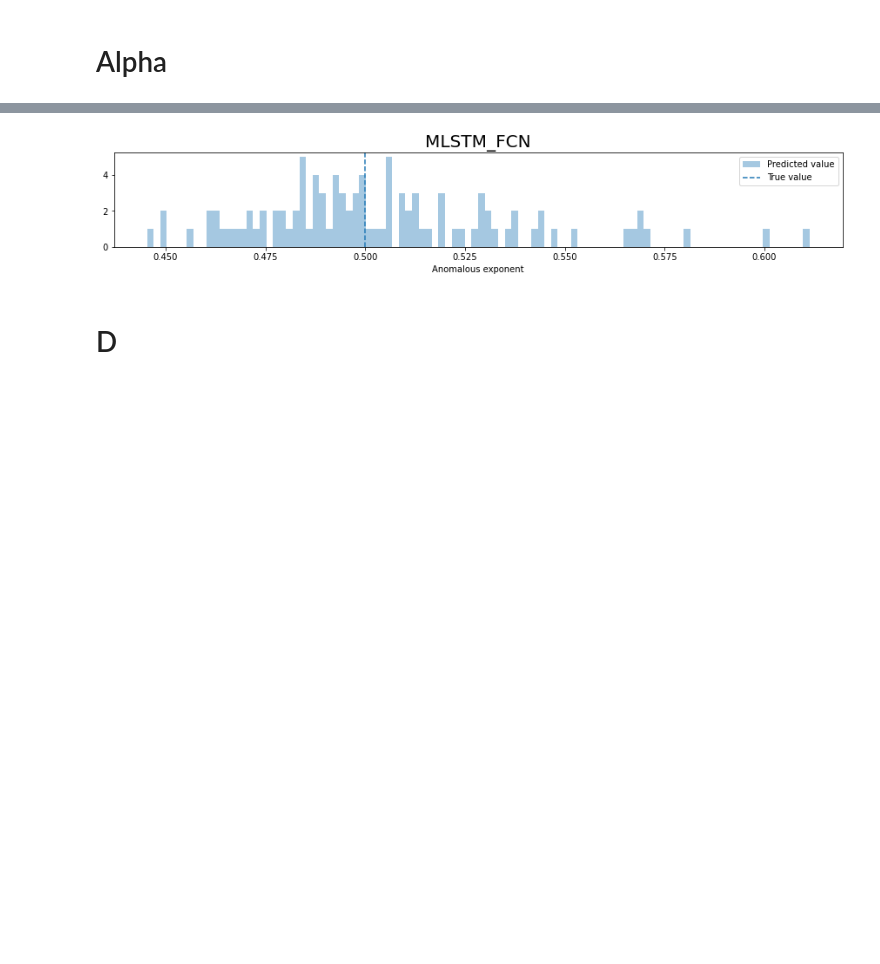
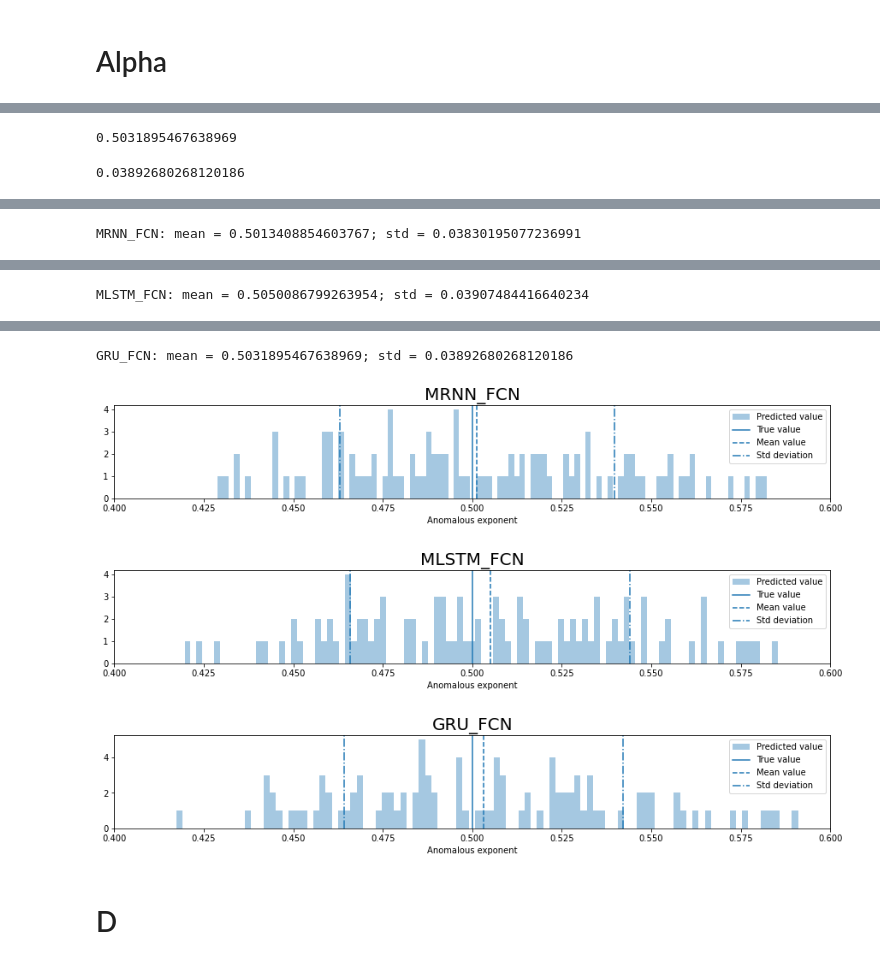
Before and after one commit to dimitryvinichenko/AnDi-2024, a Jupyter notebook: andi.ipynb, the cells around one changed output, grey strips where cells are left out. Saved outputs shown, nothing was run; the diff lists cells and outputs as text; code cells hidden in the pictures; blank space fills up the shorter version.

Commit message:
MRNN_FCN, MLSTM_FCN, GRU_FCN

```diff
--- a/andi.ipynb
+++ b/andi.ipynb
@@ -57,7 +57,9 @@ splits
 #     "TSTPlus"]
 # %%
 archs = [
-    "MLSTM_FCN"]
+    'MRNN_FCN',
+    'MLSTM_FCN',
+    'GRU_FCN']
 # %%
 labels_alpha = labels[:,0]
 labels_test_alpha = labels_test[:,0]
@@ -73,10 +75,10 @@ dls = get_ts_dls(trajs, labels_alpha, splits=splits, tfms=tfms, batch_tfms=batch
 # %%
 for arch in tqdm(archs):
 
-    learn = ts_learner(dls, arch, metrics=rmse, cbs=ShowGraph())
+    learn = ts_learner(dls, arch, metrics=mae, cbs=ShowGraph())
     learn.lr_find()
     print(arch)
-    learn.fit_one_cycle(150, learn.lr)
+    learn.fit_one_cycle(200, learn.lr)
     learn.save_all(path='export', dls_fname='dls', model_fname=arch+'_Alpha', learner_fname=arch+'_Alpha')
 # %% [output]
 [interactive output not drawn]
@@ -104,3 +129,9 @@ MLSTM_FCN
+# %%
+print(np.mean(preds[mask]))
+np.std(preds[mask])
+# %% [output]
+0.5031895467638969
+0.03892680268120186
 # %%
 # fig, axes = plt.subplots(len(archs), 1, figsize=(15, 10))
 
@@ -123,12 +154,21 @@ for arch  in archs:
             alpha=0.4,
             label="Predicted value" if idx == 0 else "",
         )
-        ax.axvline(u, ls="--", c=f"C{idx}", label="True value" if idx == 0 else "")
+        ax.axvline(u, ls="solid", c=f"C{idx}", label="True value" if idx == 0 else "")
+
+        ax.axvline(np.mean(preds[mask]), ls="--", c=f"C{idx}", label="Mean value" if idx == 0 else "")
+        ax.axvline(np.mean(preds[mask]) - np.std(preds[mask]), ls="-.", c=f"C{idx}")
+        ax.axvline(np.mean(preds[mask]) + np.std(preds[mask]), ls="-.", c=f"C{idx}", label="Std deviation" if idx == 0 else "")
+
+        print('{}: mean = {}; std = {}\n'.format(arch, np.mean(preds[mask]), np.std(preds[mask])))
+
+
     ax.legend()
     ax.set_xlabel("Anomalous exponent", fontsize=10)
     ax.set_title('{}'.format(arch), fontsize=20)
     ax.xaxis.set_tick_params(labelsize=10)
     ax.yaxis.set_tick_params(labelsize=10)
-#     ax.set_xlim([np.min(labels_alpha), np.max(labels_alpha)])
+    ax.set_xlim([np.min(labels_alpha), np.max(labels_alpha)])
 # %% [output]
 [interactive output not drawn]
+MRNN_FCN: mean = 0.5013408854603767; std = 0.03830195077236991
@@ -134,0 +176 @@ for arch  in archs:
+MLSTM_FCN: mean = 0.5050086799263954; std = 0.03907484416640234
@@ -135,4 +178,7 @@ for arch  in archs:
+GRU_FCN: mean = 0.5031895467638969; std = 0.03892680268120186
-[figure, old version]
+[figure, new version]
+[figure, added]
+[figure, added]
 # %% [markdown]
 # D
 # %%
```
Also changed, not shown: parts of 5 cells of this notebook, 1 other file.
